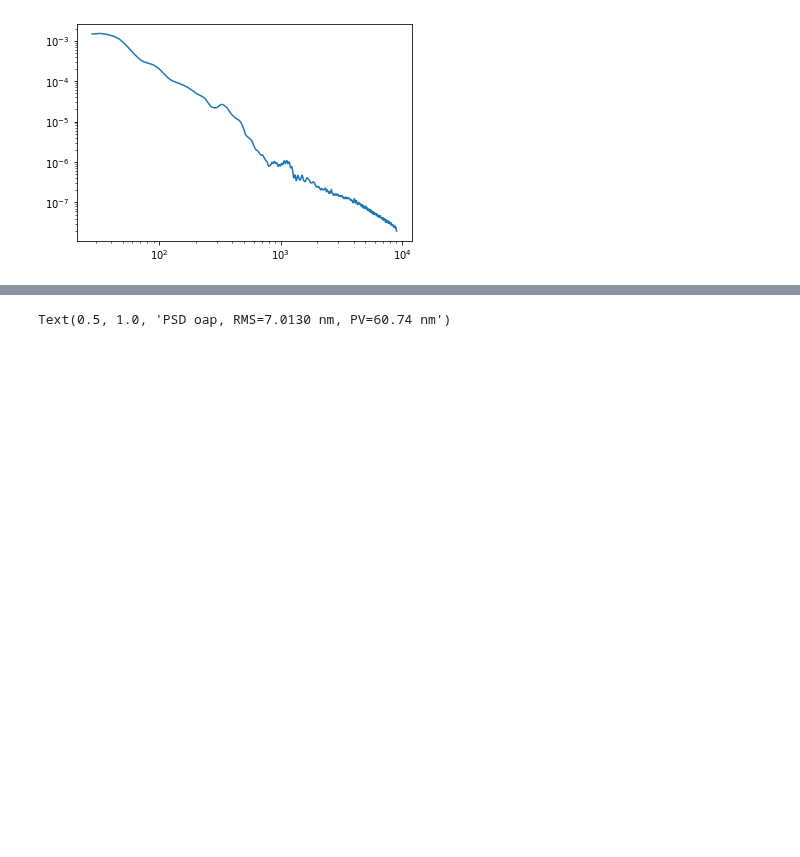
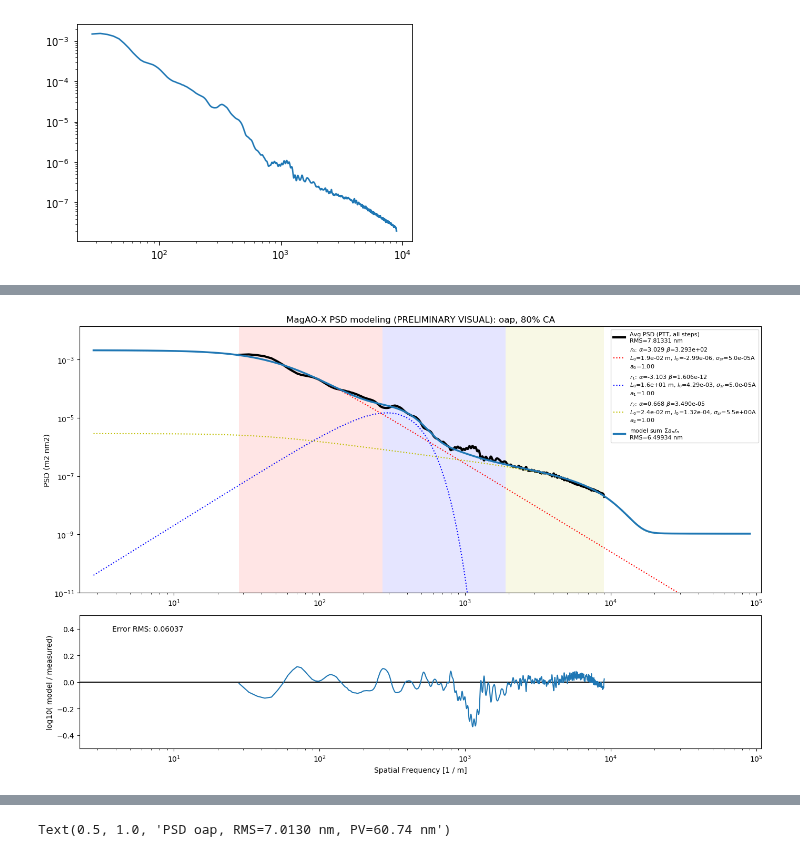
Before and after one commit to magao-x/magaox_poppy, a Jupyter notebook: PSD/PSDmodel_oap.ipynb, the cells around one changed output, grey strips where cells are left out. Drawn from its saved outputs; the diff is of its cells as text; code cells hidden in the pictures; blank space fills up the shorter version.

```diff
--- a/PSD/PSDmodel_oap.ipynb
+++ b/PSD/PSDmodel_oap.ipynb
@@ -201 +105,5 @@ Wall time: 10.7 s
+# %%
+psd.plot_model2(mdl_set, ms_refit, avg_psd, opt_parms)
+# %% [output]
+[figure, added]
 # %%
```
Also changed, not shown: parts of 13 cells of this notebook, 7 other files.
